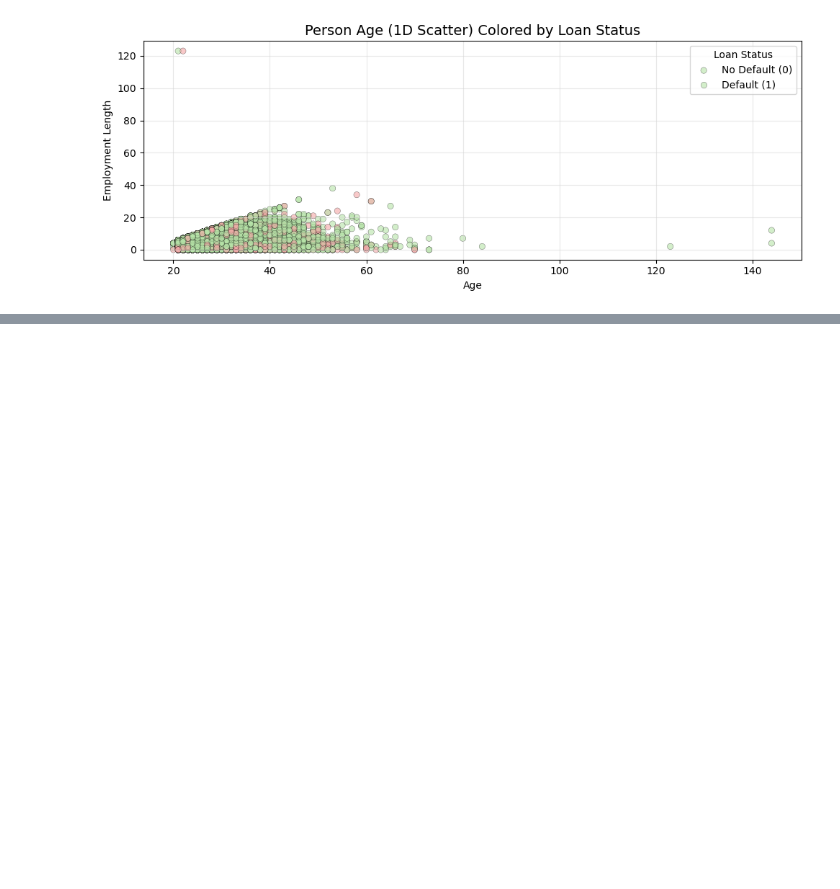
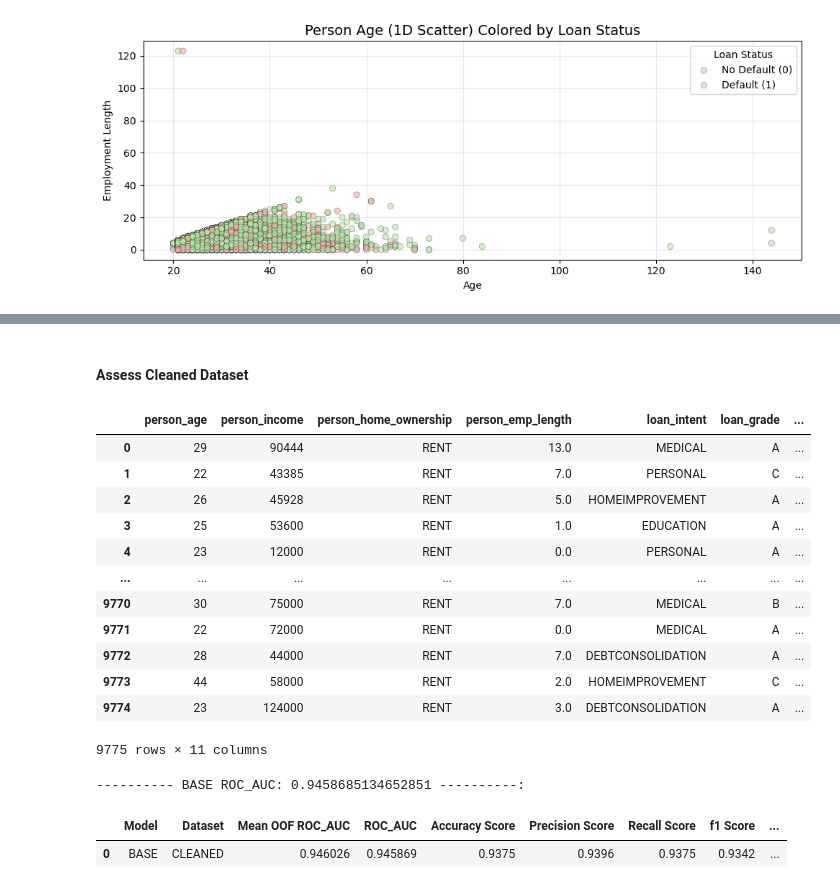
Before and after one commit to kgiannako/credit_risk_modelling, a Jupyter notebook: notebooks/credit-risk-model.ipynb, the cells around one changed output, grey strips where cells are left out. Cells and saved outputs as stored; diff of their text form; code cells hidden in the pictures; blank space fills up the shorter version.

```diff
--- a/notebooks/credit-risk-model.ipynb
+++ b/notebooks/credit-risk-model.ipynb
@@ -1043,0 +1087,3 @@ plt.show()
+# %%
+train_credit_data_df = train_credit_data_df.reset_index(drop=True)
+X_test = X_test.reset_index(drop=True)
@@ -1044,11 +1097,29 @@ plt.show()
+# %% [markdown]
+#### Assess Cleaned Dataset
 # %%
 # -----------------------------------------------
 # Remove rows with unrealistic values in 'person_age' and 'person_emp_length'
 # These thresholds (age > 100, emp_length > 100) likely indicate data errors or extreme outliers
 # -----------------------------------------------
 
-train_credit_data_df = train_credit_data_df.drop(train_credit_data_df[train_credit_data_df['person_age'] > 100].index)
-train_credit_data_df = train_credit_data_df.drop(train_credit_data_df[train_credit_data_df['person_emp_length'] > 100].index)
+train_credit_data_df_cleaned = train_credit_data_df.drop(train_credit_data_df[train_credit_data_df['person_age'] > 100].index)
+train_credit_data_df_cleaned = train_credit_data_df_cleaned.drop(train_credit_data_df_cleaned[train_credit_data_df_cleaned['person_emp_length'] > 100].index)
 
 # Reset index after dropping rows
-train_credit_data_df = train_credit_data_df.reset_index(drop=True)
+train_credit_data_df_cleaned = train_credit_data_df_cleaned.reset_index(drop=True)
+
+X_test
+# %% [output]
+|  | person_age | person_income | person_home_ownership | person_emp_length | loan_intent | loan_grade | ... |
+| 0 | 29 | 90444 | RENT | 13.0 | MEDICAL | A | ... |
+| 1 | 22 | 43385 | RENT | 7.0 | PERSONAL | C | ... |
+| 2 | 26 | 45928 | RENT | 5.0 | HOMEIMPROVEMENT | A | ... |
+| 3 | 25 | 53600 | RENT | 1.0 | EDUCATION | A | ... |
+| 4 | 23 | 12000 | RENT | 0.0 | PERSONAL | A | ... |
+| ... | ... | ... | ... | ... | ... | ... | ... |
+| 9770 | 30 | 75000 | RENT | 7.0 | MEDICAL | B | ... |
+| 9771 | 22 | 72000 | RENT | 0.0 | MEDICAL | A | ... |
+| 9772 | 28 | 44000 | RENT | 7.0 | DEBTCONSOLIDATION | A | ... |
+| 9773 | 44 | 58000 | RENT | 2.0 | HOMEIMPROVEMENT | C | ... |
+| 9774 | 23 | 124000 | RENT | 3.0 | DEBTCONSOLIDATION | A | ... |
+9775 rows × 11 columns
@@ -1054,0 +1132,6 @@ train_credit_data_df = train_credit_data_df.reset_index(drop=True)
+# %%
+evaluate_dataset(train_credit_data_df_cleaned, X_test_cleaned, 'CLEANED')
+# %% [output]
+---------- BASE ROC_AUC: 0.9458685134652851 ----------:
+|  | Model | Dataset | Mean OOF ROC_AUC | ROC_AUC | Accuracy Score | Precision Score | Recall Score | f1 Score | ... |
+| 0 | BASE | CLEANED | 0.946026 | 0.945869 | 0.9375 | 0.9396 | 0.9375 | 0.9342 | ... |
```
Also changed, not shown: parts of 14 cells of this notebook.
